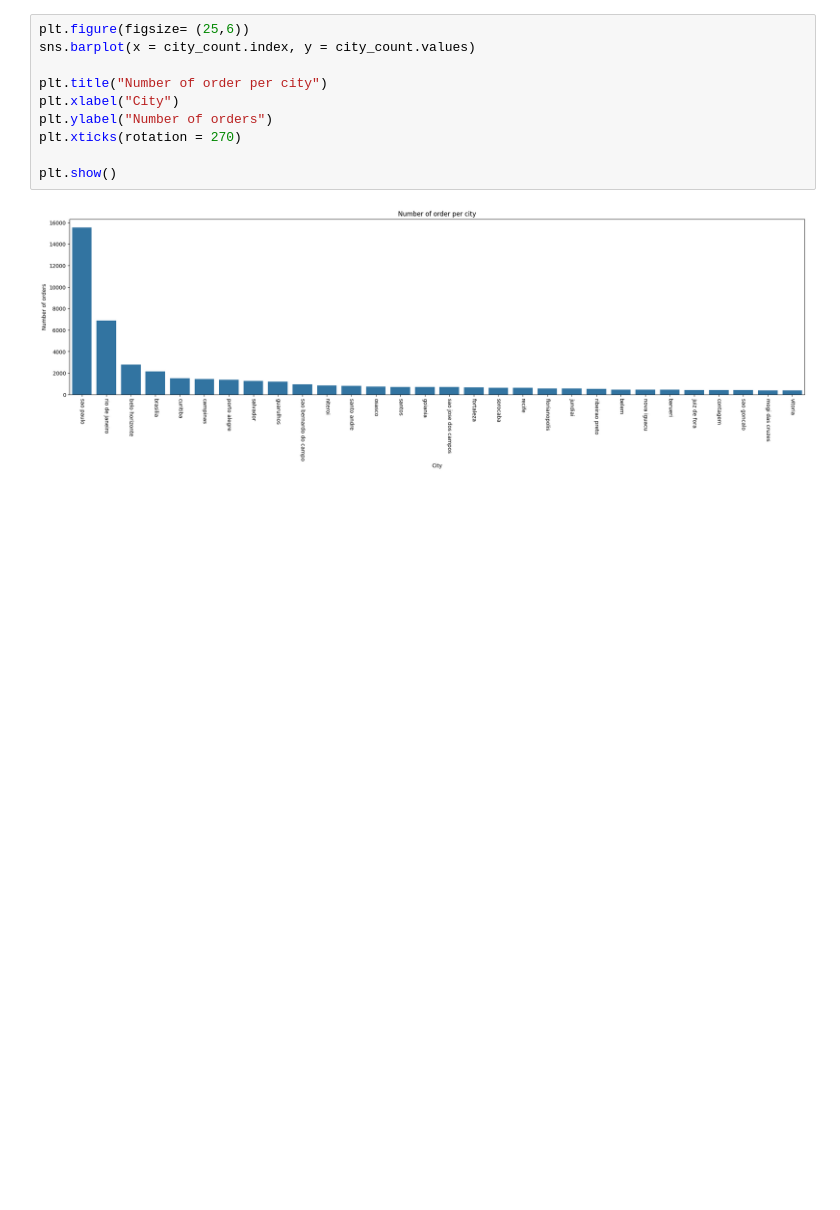
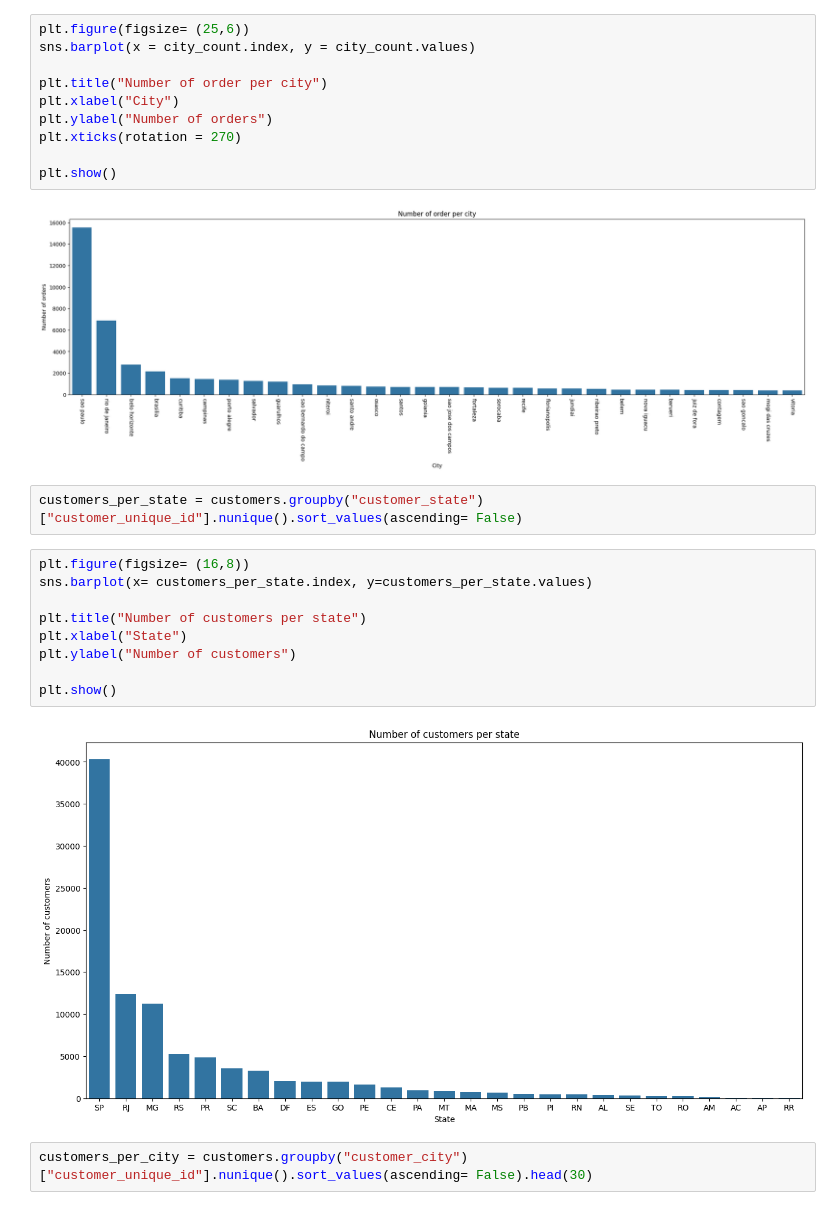
Before and after one commit to Maggydata/ecommerce-analytics-and-sales-forecasting-Dasboard, a Jupyter notebook: Notebooks/Datasets_exploration/customers_dataset_exploration.ipynb, the cells around one changed output. Saved outputs shown, nothing was run; the diff lists cells and outputs as text; blank space fills up the shorter version.

```diff
--- a/Notebooks/Datasets_exploration/customers_dataset_exploration.ipynb
+++ b/Notebooks/Datasets_exploration/customers_dataset_exploration.ipynb
@@ -78,3 +78,18 @@ plt.xticks(rotation = 270)
 plt.show()
 # %% [output]
 [figure]
+# %%
+customers_per_state = customers.groupby("customer_state")["customer_unique_id"].nunique().sort_values(ascending= False)
+# %%
+plt.figure(figsize= (16,8))
+sns.barplot(x= customers_per_state.index, y=customers_per_state.values)
+
+plt.title("Number of customers per state")
+plt.xlabel("State")
+plt.ylabel("Number of customers")
+
+plt.show()
+# %% [output]
+[figure, added]
+# %%
+customers_per_city = customers.groupby("customer_city")["customer_unique_id"].nunique().sort_values(ascending= False).head(30)
```
Also changed, not shown: parts of 3 cells of this notebook, 9 other files.
